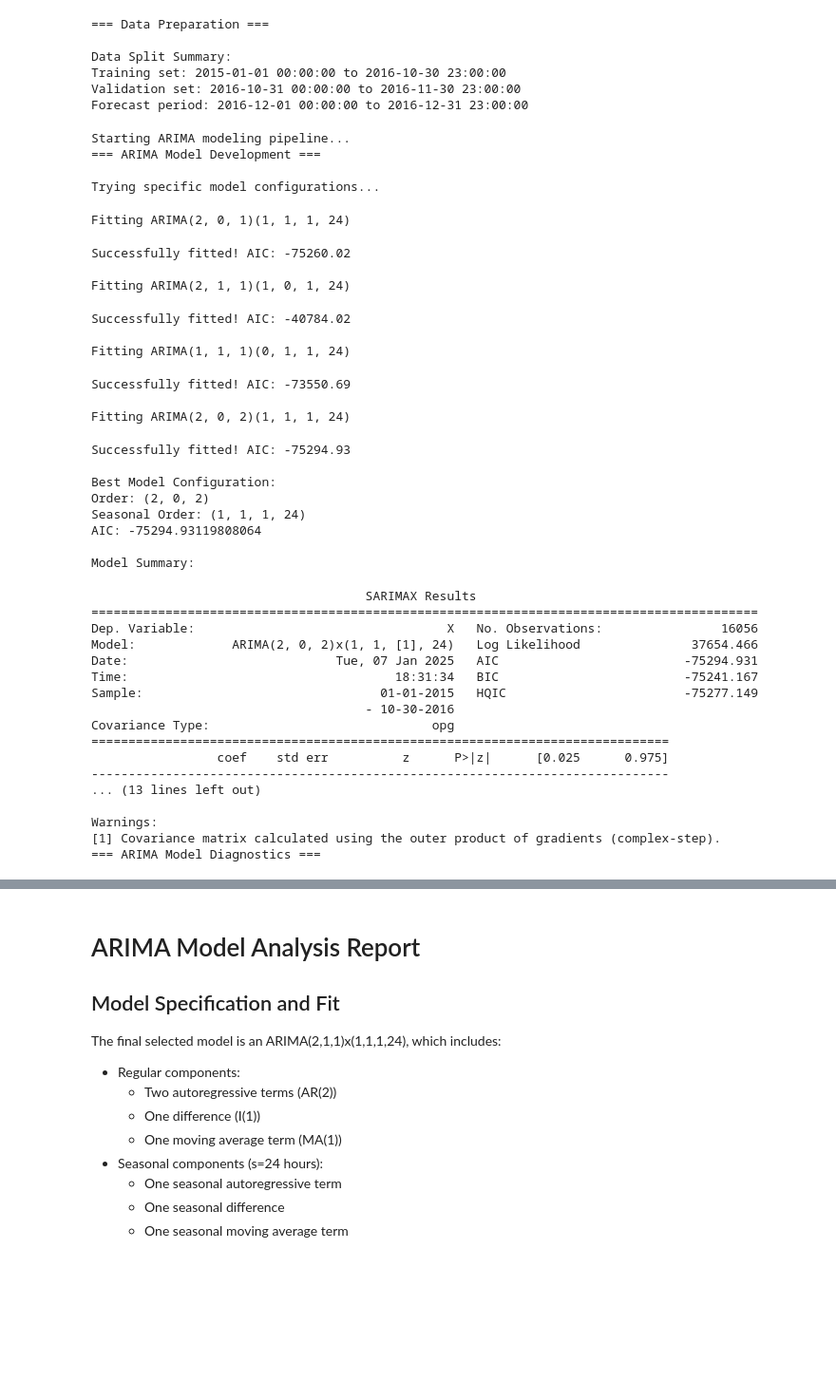
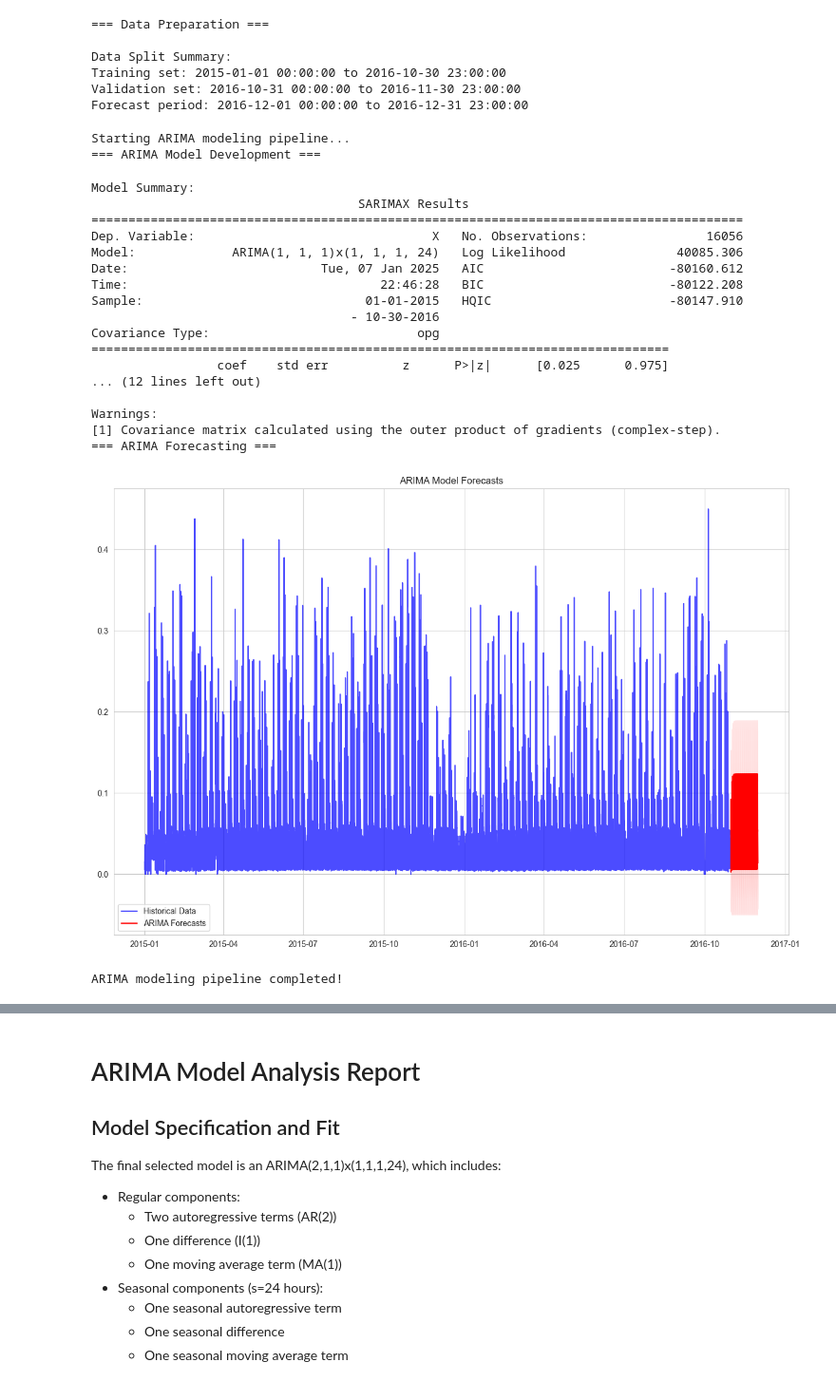
Before and after one commit to alexcri90/Project_TimeSeries, a Jupyter notebook: Notebook.ipynb, the cells around one changed output, grey strips where cells are left out. Shown at 95% size. Cells and saved outputs as stored; diff of their text form; code cells hidden in the pictures; blank space fills up the shorter version.

Commit message:
ARIMA down

```diff
--- a/Notebook.ipynb
+++ b/Notebook.ipynb
@@ -919,66 +869,49 @@ def generate_arima_forecasts(model, train_data, val_data, forecast_horizon=744):
     return forecast_mean, forecast_conf
 # %%
-# Cell 13 - Run ARIMA Pipeline
+# Cell 13 - Run ARIMA Pipeline (FIXED)
 print("Starting ARIMA modeling pipeline...")
 
-# Develop the model
-arima_model, best_order, best_seasonal_order = develop_arima_model(train_set)
-
-# Perform diagnostics
-perform_arima_diagnostics(arima_model)
+# Develop and fit the model
+arima_model = develop_arima_model(train_set)
 
 # Generate forecasts
 forecast_mean, forecast_conf = generate_arima_forecasts(arima_model, train_set, val_set)
 
 # Save forecasts to CSV
+forecast_index = pd.date_range(
+    start=val_set.index[-1] + pd.Timedelta(hours=1),
+    periods=744,
+    freq='H'
+)
+
 forecast_df = pd.DataFrame({
-    'datetime': pd.date_range(start=val_set.index[-1] + pd.Timedelta(hours=1),
-                            periods=744,
-                            freq='H'),
+    'datetime': forecast_index,
     'ARIMA_forecast': forecast_mean,
     'ARIMA_lower': forecast_conf.iloc[:, 0],
     'ARIMA_upper': forecast_conf.iloc[:, 1]
 })
 forecast_df.to_csv('arima_forecasts.csv', index=False)
 
 print("\nARIMA modeling pipeline completed!")
 # %% [output]
 Starting ARIMA modeling pipeline...
 === ARIMA Model Development ===
-
-Trying specific model configurations...
-Fitting ARIMA(2, 0, 1)(1, 1, 1, 24)
+Model Summary:
+                                    SARIMAX Results
+========================================================================================
+Dep. Variable:                                X   No. Observations:                16056
+Model:             ARIMA(1, 1, 1)x(1, 1, 1, 24)   Log Likelihood               40085.306
+Date:                          Tue, 07 Jan 2025   AIC                         -80160.612
+Time:                                  22:46:28   BIC                         -80122.208
+Sample:                              01-01-2015   HQIC                        -80147.910
+                                   - 10-30-2016
+Covariance Type:                            opg
+==============================================================================
+                 coef    std err          z      P>|z|      [0.025      0.975]
+... (12 lines left out)
+
+Warnings:
+[1] Covariance matrix calculated using the outer product of gradients (complex-step).
+=== ARIMA Forecasting ===
+[figure, new version]
-Successfully fitted! AIC: -75260.02
-
-Fitting ARIMA(2, 1, 1)(1, 0, 1, 24)
+ARIMA modeling pipeline completed!
-Successfully fitted! AIC: -40784.02
-
-Fitting ARIMA(1, 1, 1)(0, 1, 1, 24)
-Successfully fitted! AIC: -73550.69
-
-Fitting ARIMA(2, 0, 2)(1, 1, 1, 24)
-Successfully fitted! AIC: -75294.93
-
-Best Model Configuration:
-Order: (2, 0, 2)
-Seasonal Order: (1, 1, 1, 24)
-AIC: -75294.93119808064
-
-Model Summary:
-                                     SARIMAX Results
-==========================================================================================
-Dep. Variable:                                  X   No. Observations:                16056
-Model:             ARIMA(2, 0, 2)x(1, 1, [1], 24)   Log Likelihood               37654.466
-Date:                            Tue, 07 Jan 2025   AIC                         -75294.931
-Time:                                    18:31:34   BIC                         -75241.167
-Sample:                                01-01-2015   HQIC                        -75277.149
-                                     - 10-30-2016
-Covariance Type:                              opg
-==============================================================================
-                 coef    std err          z      P>|z|      [0.025      0.975]
-------------------------------------------------------------------------------
-... (13 lines left out)
-
-Warnings:
-[1] Covariance matrix calculated using the outer product of gradients (complex-step).
-=== ARIMA Model Diagnostics ===
```
Also changed, not shown: parts of 6 cells of this notebook, 2 other files.
